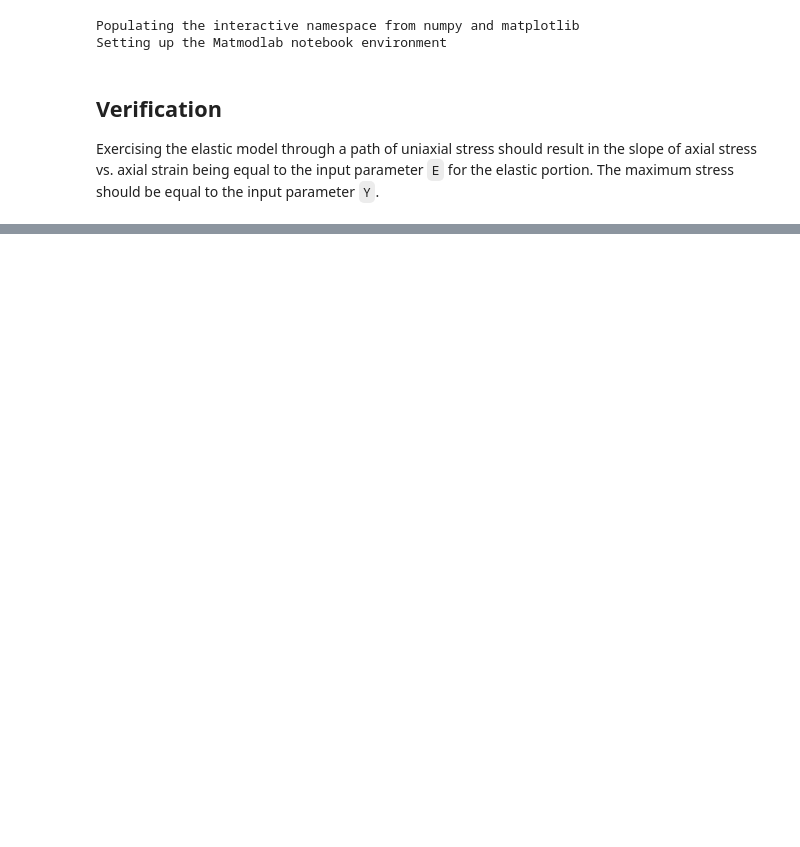
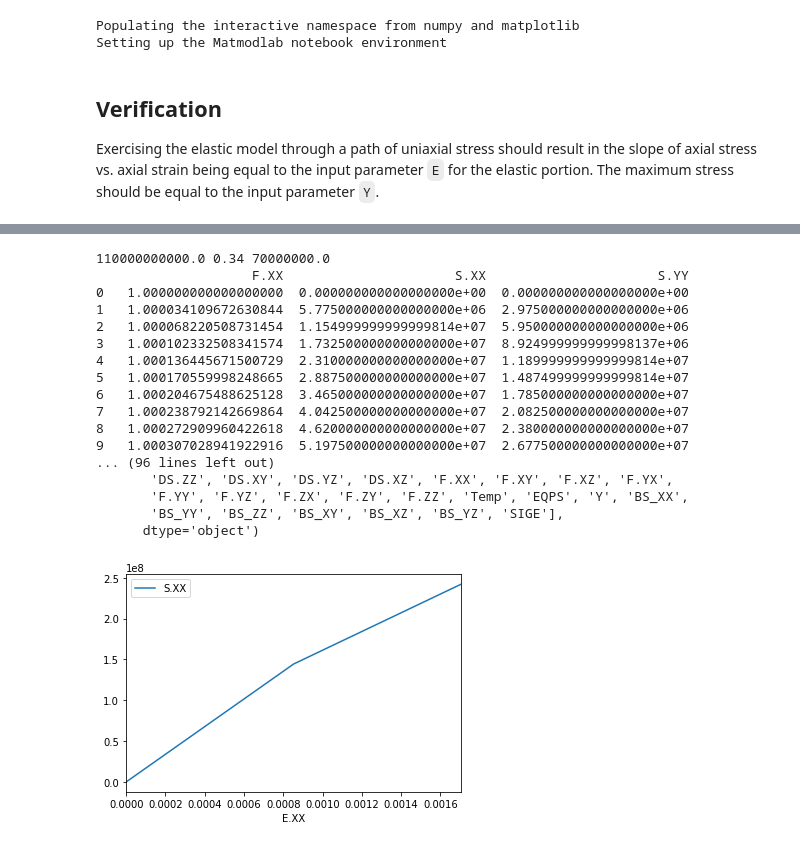
Before and after one commit to matmodlab/matmodlab2, a Jupyter notebook: notebooks/NonhardeningJ2Plasticity.ipynb, the cells around one changed output, grey strips where cells are left out. Cells and saved outputs as stored; diff of their text form; code cells hidden in the pictures; blank space fills up the shorter version.

```diff
--- a/notebooks/NonhardeningJ2Plasticity.ipynb
+++ b/notebooks/NonhardeningJ2Plasticity.ipynb
@@ -259,0 +303,61 @@ mps1.df.plot('E.XX', 'S.XX')
+# %%
+def gen_uniax_strain_path(Y, YF, G, LAM):
+
+    EPSY = Y / (2.0 * G) #  axial strain at yield
+    SIGAY = (2.0 * G + LAM) * EPSY #  axial stress at yield
+    SIGLY = LAM * EPSY #  lateral stress at yield
+
+    EPSY2 = 2.0 * Y / (2.0 * G) #  final axial strain
+    SIGAY2 = ((2 * G + 3 * LAM) * EPSY2 - YF ) / 3.0 + YF # final axial stress
+    SIGLY2 = ((2 * G + 3 * LAM) * EPSY2 - YF ) / 3.0 # final lateral stress
+
+    return [[EPSY, 0.0, 0.0], [EPSY2, 0.0, 0.0]]
+
+
+def copper_params():
+    E   =   0.1100000E+12
+    NU  =   0.3400000
+    LAM =   0.87220149253731343283582089552238805970149253731343E+11
+    G   =   0.41044776119402985074626865671641791044776119402985E+11
+    K   =   0.11458333333333333333333333333333333333333333333333E+12
+    USM =   0.16930970149253731343283582089552238805970149253731E+12
+    Y   =   70.0E+6
+    return NU, E, K, G, LAM, Y
+
+
+def test_j2_1():
+    jobid = 'j2_plast'
+    mps = MaterialPointSimulator(jobid)
+    NU, E, K, G, LAM, Y = copper_params()
+    YF, H, BETA = Y, 0, 0
+    parameters = {'K': K, 'G': G, 'Y0': YF, 'H': H, 'BETA': 0}
+    print(E, NU, YF)
+    material = VonMisesMaterial(**parameters)
+    mps.assign_material(material)
+    path = gen_uniax_strain_path(Y, YF, G, LAM)
+    for row in path:
+        mps.run_step('E', row, increment=1.0, frames=25)
+    mps.plot('E.XX', 'S.XX')
+    print(mps.df[['F.XX', 'S.XX', 'S.YY']])
+    print(mps.df['EQPS'])
+    print(mps.df.keys())
+test_j2_1()
+# %% [output]
+110000000000.0 0.34 70000000.0
+                    F.XX                      S.XX                      S.YY
+0   1.000000000000000000  0.000000000000000000e+00  0.000000000000000000e+00
+1   1.000034109672630844  5.775000000000000000e+06  2.975000000000000000e+06
+2   1.000068220508731454  1.154999999999999814e+07  5.950000000000000000e+06
+3   1.000102332508341574  1.732500000000000000e+07  8.924999999999998137e+06
+4   1.000136445671500729  2.310000000000000000e+07  1.189999999999999814e+07
+5   1.000170559998248665  2.887500000000000000e+07  1.487499999999999814e+07
+6   1.000204675488625128  3.465000000000000000e+07  1.785000000000000000e+07
+7   1.000238792142669864  4.042500000000000000e+07  2.082500000000000000e+07
+8   1.000272909960422618  4.620000000000000000e+07  2.380000000000000000e+07
+9   1.000307028941922916  5.197500000000000000e+07  2.677500000000000000e+07
+... (96 lines left out)
+       'DS.ZZ', 'DS.XY', 'DS.YZ', 'DS.XZ', 'F.XX', 'F.XY', 'F.XZ', 'F.YX',
+       'F.YY', 'F.YZ', 'F.ZX', 'F.ZY', 'F.ZZ', 'Temp', 'EQPS', 'Y', 'BS_XX',
+       'BS_YY', 'BS_ZZ', 'BS_XY', 'BS_XZ', 'BS_YZ', 'SIGE'],
+      dtype='object')
+[figure, added]
```
Also changed, not shown: parts of 5 cells of this notebook, 2 other files.
